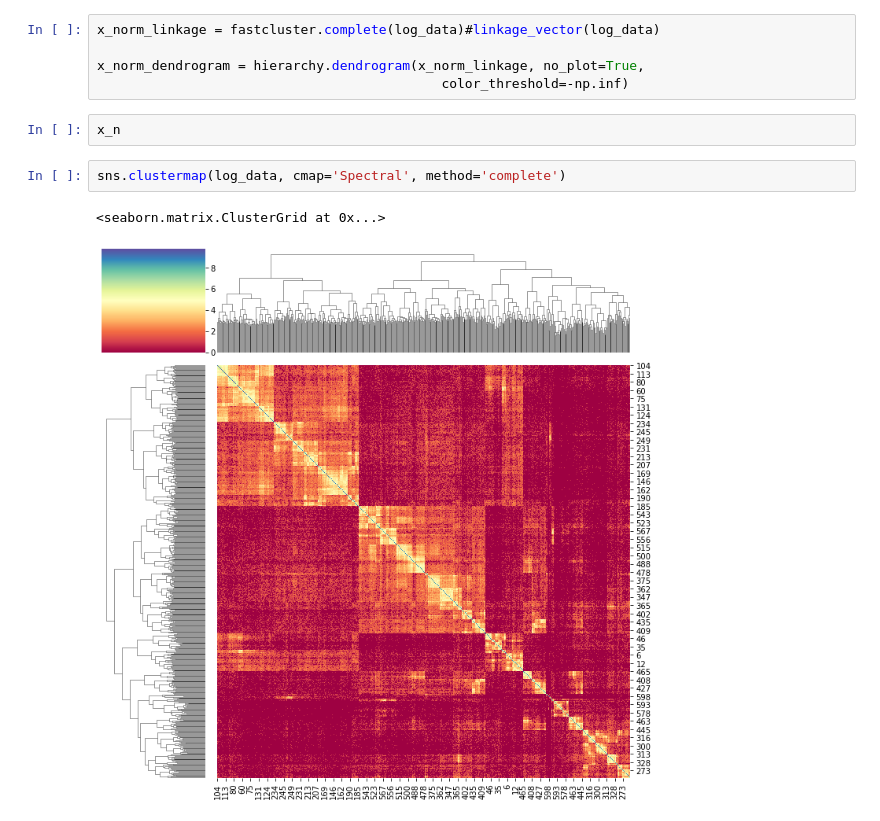
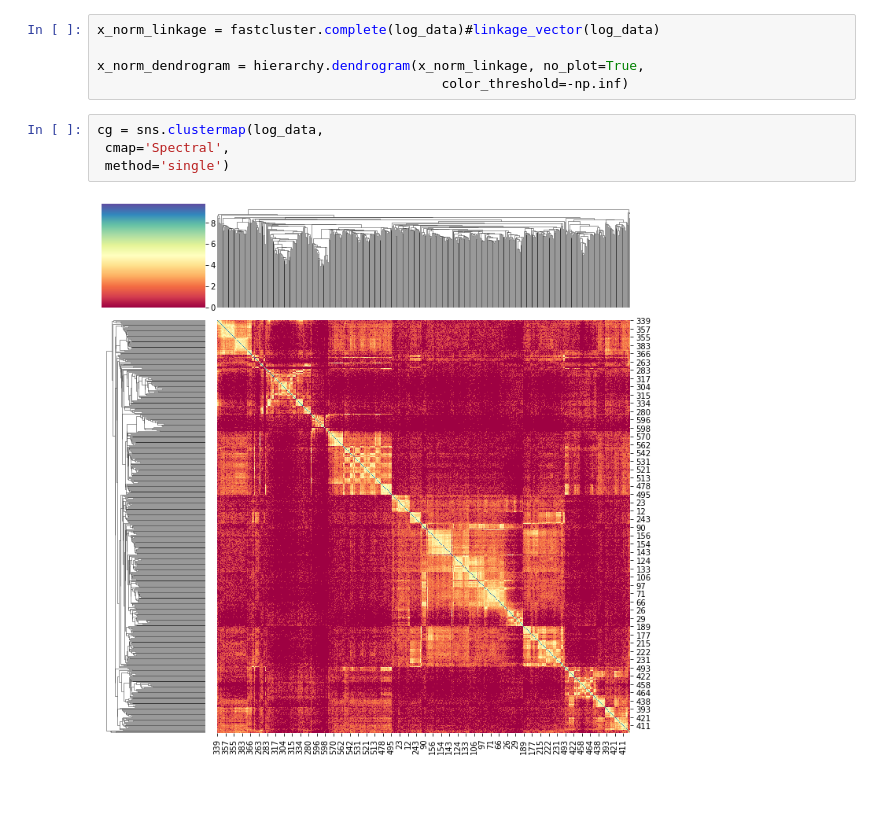
Before and after one commit to Nik212/chromatin-reconstruction, a Jupyter notebook: src/test.ipynb, the cells around one changed output. Cells and saved outputs as stored; diff of their text form; blank space fills up the shorter version.

Commit message:
clustering

```diff
--- a/src/test.ipynb
+++ b/src/test.ipynb
@@ -142,10 +142,9 @@ x_norm_linkage = fastcluster.complete(log_data)#linkage_vector(log_data)
 
 x_norm_dendrogram = hierarchy.dendrogram(x_norm_linkage, no_plot=True,
                                             color_threshold=-np.inf)
-# %%
-x_n
 # %%
-sns.clustermap(log_data, cmap='Spectral', method='complete')
+cg = sns.clustermap(log_data,
+ cmap='Spectral',
+ method='single')
 # %% [output]
-<seaborn.matrix.ClusterGrid at 0x...>
-[figure, old version]
+[figure, new version]
```
Also changed, not shown: parts of 1 cell of this notebook, 10 other files.
